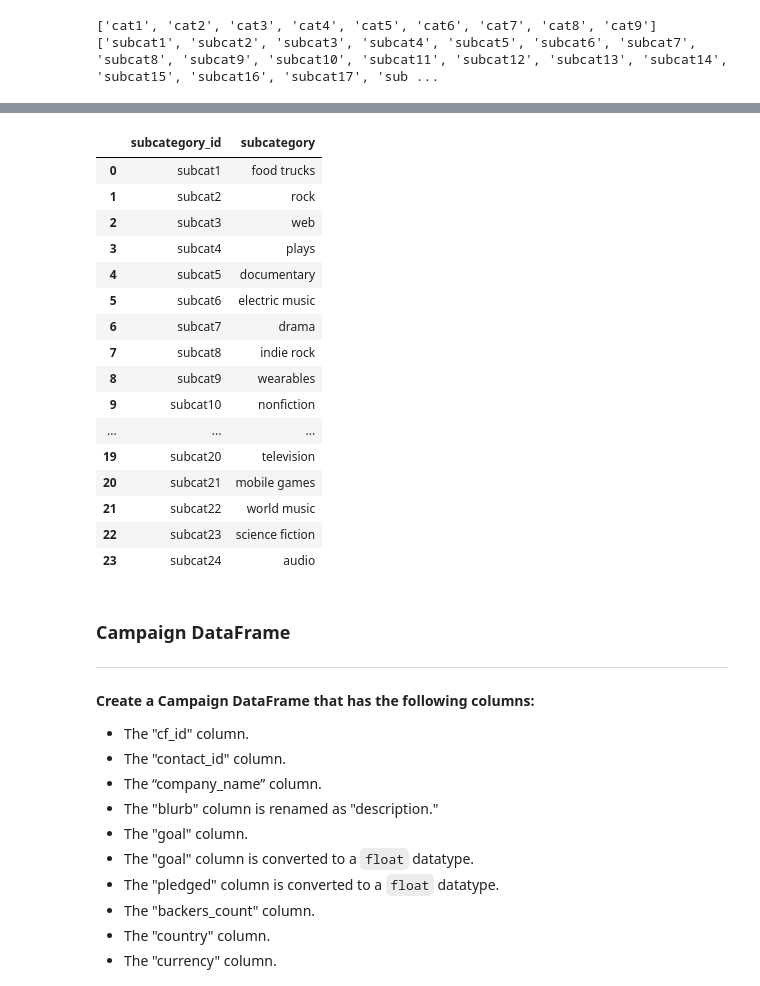
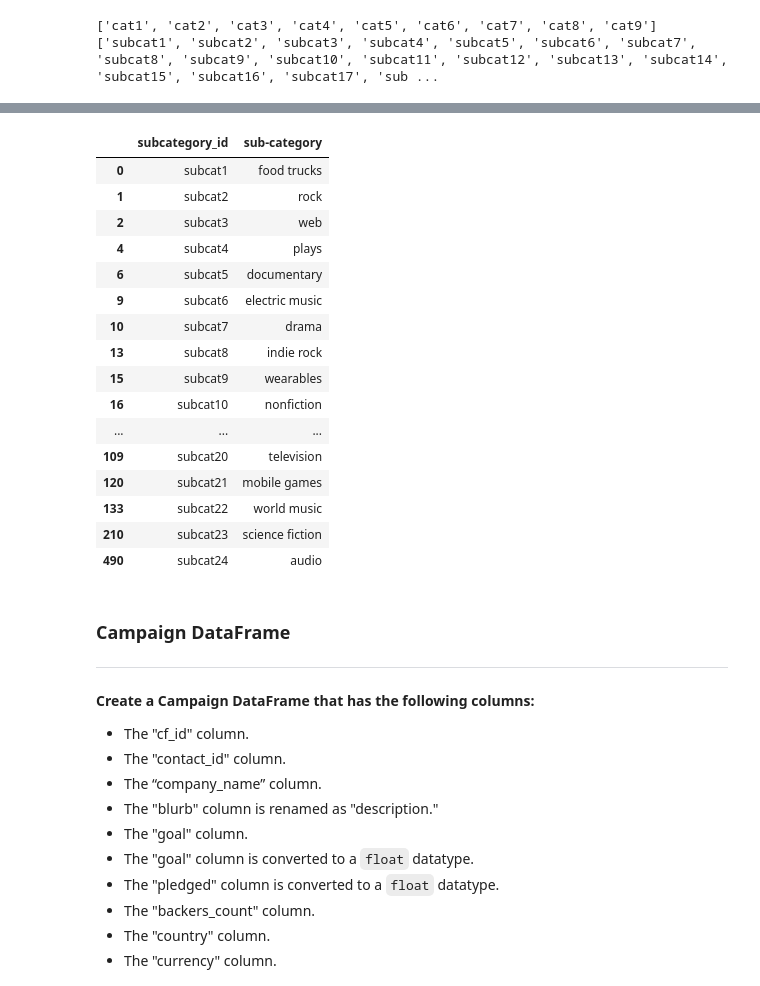
Before and after one commit to santiagoldv/Crowdfunding_ETL, a Jupyter notebook: ETL_Mini_Project_SEscobedo_SLey.ipynb, the cells around one changed output, grey strips where cells are left out. Drawn from its saved outputs; the diff is of its cells as text; code cells hidden in the pictures.

```diff
--- a/ETL_Mini_Project_SEscobedo_SLey.ipynb
+++ b/ETL_Mini_Project_SEscobedo_SLey.ipynb
@@ -125,6 +166,12 @@ Index(['cf_id', 'contact_id', 'company_name', 'blurb', 'goal', 'pledged',
       dtype='object')
 # %%
 # Assign the category and subcategory values to category and subcategory columns.
+
+cat_sub = crowdfunding_info_df["category & sub-category"].str.split("/", expand=True)
+cat_sub.columns =["category", "sub-category"]
+
+crowdfunding_info_df = pd.concat([crowdfunding_info_df, cat_sub], axis=1)
+crowdfunding_info_df
 # %% [output]
 |  | cf_id | contact_id | company_name | blurb | goal | pledged | outcome | backers_count | country | ... |
 | 0 | 147 | 4661 | Baldwin, Riley and Jackson | Pre-emptive tertiary standardization | 100 | 0 | failed | 0 | CA | ... |
@@ -165,12 +217,12 @@ print(subcategory_ids)
 [ 1  2  3  4  5  6  7  8  9 10 11 12 13 14 15 16 17 18 19 20 21 22 23 24]
 # %%
 # Use a list comprehension to add "cat" to each category_id.
+id_cat = ["cat"+str(value) for value in category_ids]
+# Use a list comprehension to add "subcat" to each subcategory_id.
+id_subc = ["subcat"+str(value) for value in subcategory_ids]
 
-# Use a list comprehension to add "subcat" to each subcategory_id.
-
-
-print(cat_ids)
-print(scat_ids)
+print(id_cat)
+print(id_subc)
 # %% [output]
 ['cat1', 'cat2', 'cat3', 'cat4', 'cat5', 'cat6', 'cat7', 'cat8', 'cat9']
 ['subcat1', 'subcat2', 'subcat3', 'subcat4', 'subcat5', 'subcat6', 'subcat7', 'subcat8', 'subcat9', 'subcat10', 'subcat11', 'subcat12', 'subcat13', 'subcat14', 'subcat15', 'subcat16', 'subcat17', 'sub ...
@@ -194,23 +246,28 @@ category_df
-# %%
-subcategory_df
-# %% [output]
-|  | subcategory_id | subcategory |
-| 0 | subcat1 | food trucks |
-| 1 | subcat2 | rock |
-| 2 | subcat3 | web |
-| 3 | subcat4 | plays |
-| 4 | subcat5 | documentary |
-| 5 | subcat6 | electric music |
-| 6 | subcat7 | drama |
-| 7 | subcat8 | indie rock |
-| 8 | subcat9 | wearables |
-| 9 | subcat10 | nonfiction |
-| ... | ... | ... |
-| 19 | subcat20 | television |
-| 20 | subcat21 | mobile games |
-| 21 | subcat22 | world music |
-| 22 | subcat23 | science fiction |
-| 23 | subcat24 | audio |
+# %%
+# Create a category DataFrame with the subcategory_id array as the subcategory_id and subcategories list as the subcategory name.
+
+subcategory_df = pd.DataFrame(crowdfunding_info_df["sub-category"].drop_duplicates())
+subcategory_df["subcategory_id"] = id_subc
+subcategory_df = subcategory_df.reindex(columns=["subcategory_id", "sub-category"])
+subcategory_df
+# %% [output]
+|  | subcategory_id | sub-category |
+| 0 | subcat1 | food trucks |
+| 1 | subcat2 | rock |
+| 2 | subcat3 | web |
+| 4 | subcat4 | plays |
+| 6 | subcat5 | documentary |
+| 9 | subcat6 | electric music |
+| 10 | subcat7 | drama |
+| 13 | subcat8 | indie rock |
+| 15 | subcat9 | wearables |
+| 16 | subcat10 | nonfiction |
+| ... | ... | ... |
+| 109 | subcat20 | television |
+| 120 | subcat21 | mobile games |
+| 133 | subcat22 | world music |
+| 210 | subcat23 | science fiction |
+| 490 | subcat24 | audio |
 # %%
 # Export categories_df and subcategories_df as CSV files.
 category_df.to_csv("Resources/category.csv", index=False)
```
Also changed, not shown: parts of 9 cells of this notebook, 2 other files.
